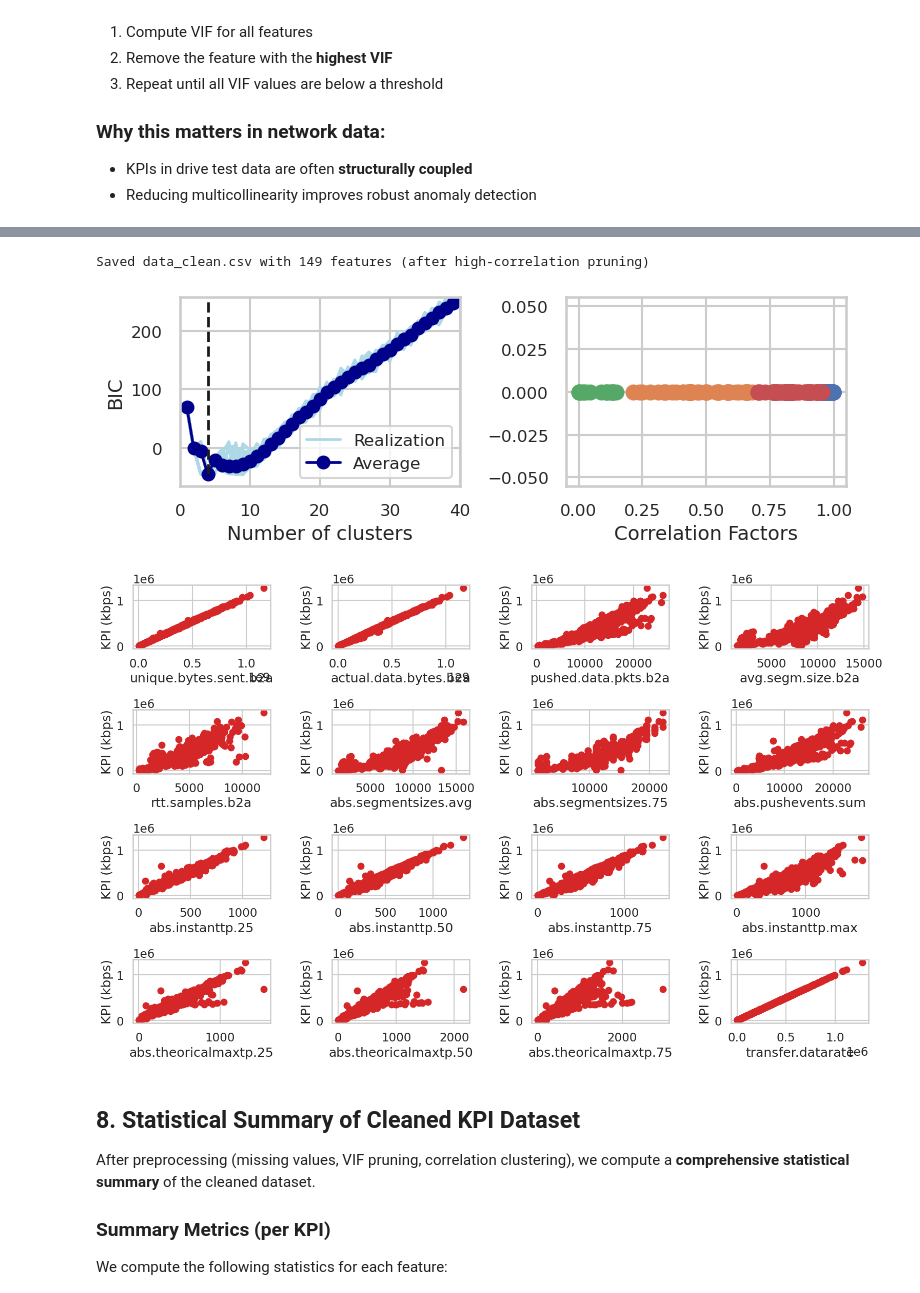
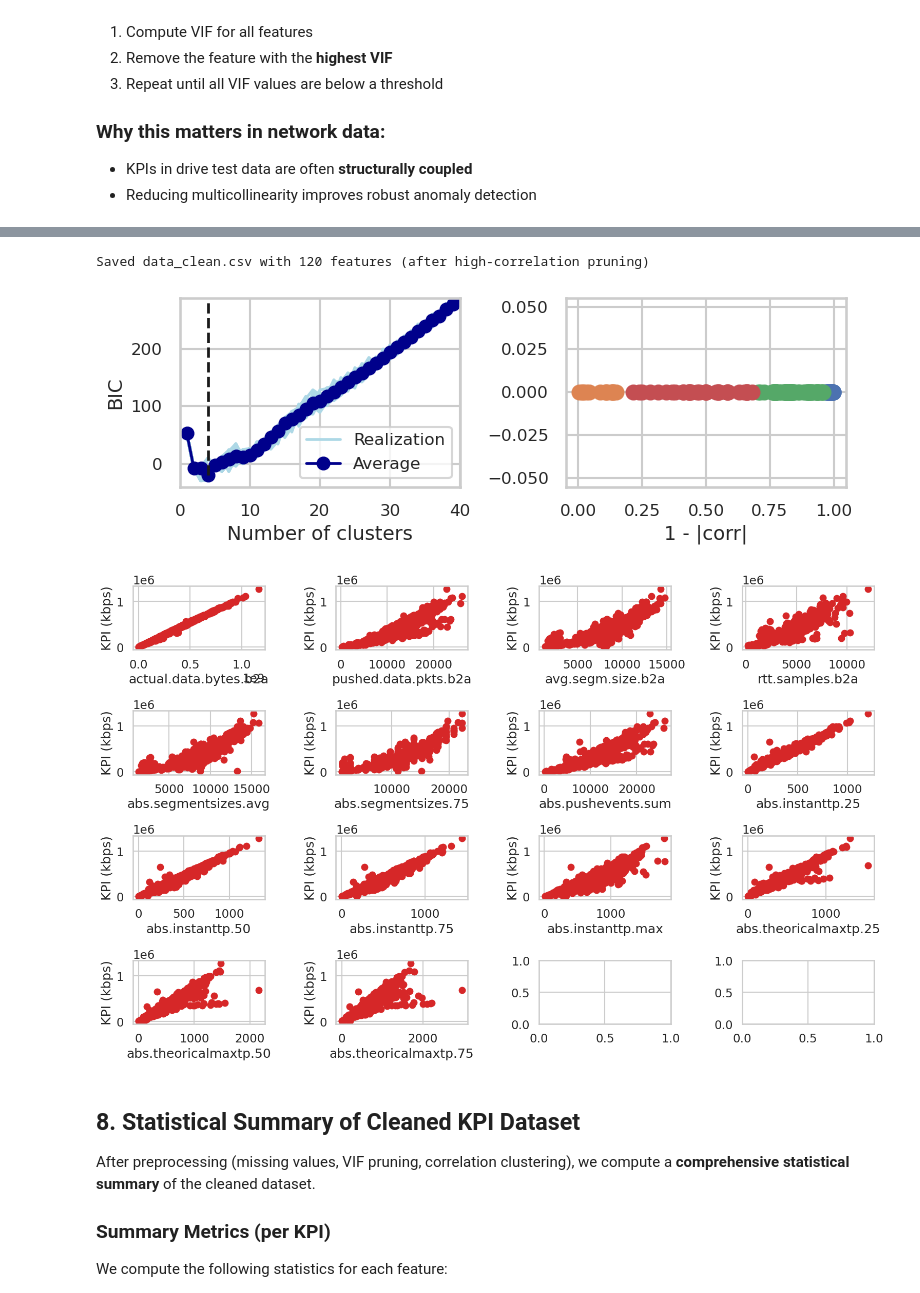
Before and after one commit to JuanMarcosRamirez/xmlad, a Jupyter notebook: 01_preprocessing.ipynb, the cells around one changed output, grey strips where cells are left out. Drawn from its saved outputs; the diff is of its cells as text; code cells hidden in the pictures.

```diff
--- a/01_preprocessing.ipynb
+++ b/01_preprocessing.ipynb
@@ -278,24 +274,31 @@ We iteratively:
 - KPIs in drive test data are often **structurally coupled**
 - Reducing multicollinearity improves robust anomaly detection
 # %%
+# Target KPI selection
+target_kpi = 'transfer.datarate'
+kpi_aux = data[target_kpi]
+data = data.drop(columns=[target_kpi])
+
 VIF_MAX_THRESHOLD = 1000
 data_vif_pruned, columns_dropped_due_to_vif = vif_prune(data, vif_max=VIF_MAX_THRESHOLD)
 print(f"Data shape after VIF pruning: {data_vif_pruned.shape}")
 print(f"Columns dropped due to high VIF (> {VIF_MAX_THRESHOLD}): {columns_dropped_due_to_vif}")
 data_vif_pruned[target_kpi] = kpi_aux
 
-# n_cols = 4
-# n_rows = int(np.ceil(len(columns_dropped_due_to_vif) / n_cols))
+n_cols = 6
+n_rows = int(np.ceil(len(columns_dropped_due_to_vif) / n_cols))
 
-# plt.figure(figsize=(15, 4 * n_rows))
+plt.figure(figsize=(15, 3 * n_rows))
 
-# for i, col in enumerate(columns_dropped_due_to_vif, 1):
-#     plt.subplot(n_rows, n_cols, i)
-#     plt.hist(data[col], bins=50)
-#     plt.title(col)
-#     plt.xlabel("Value")
-#     plt.ylabel("Frequency")
+for i, col in enumerate(columns_dropped_due_to_vif, 1):
+    plt.subplot(n_rows, n_cols, i)
+    plt.hist(data[col], bins=25, color='tab:blue', edgecolor='black')
+    plt.title(col, fontsize=10)
+    plt.xlabel("Value", fontsize=8)
+    plt.ylabel("Frequency", fontsize=8)
+    plt.tick_params(axis='both', which='major', labelsize=8)
+    plt.gca().xaxis.get_offset_text().set_fontsize(8)
 
-# plt.tight_layout()
-# plt.show()
+plt.tight_layout()
+plt.show()
 # %% [output]
@@ -347,42 +351,46 @@ Once clusters are identified:
   `datasets/data_clean.csv`
 # %%
 corr_matrix = 1 - data_vif_pruned.corr(method='pearson').abs()
-corr_vector = corr_matrix[target_kpi].to_numpy().reshape(-1,1)
+# corr_vector = corr_matrix[target_kpi].to_numpy().reshape(-1,1)
+corr_vector = corr_matrix[target_kpi]
+corr_vector = corr_vector.drop(index=target_kpi).to_numpy().reshape(-1, 1)
 
 EVAL_WINDOW = 40
 BIC_ITERATIONS  = 50
 RANDOM_STATE = 42
 max_num_clusters = np.min([EVAL_WINDOW + 1, len(corr_vector)])
 bic_ite, seeds = bic_grid(corr_vector, max_k=max_num_clusters, iterations=BIC_ITERATIONS, seed=RANDOM_STATE)
 # Determining the optimal number of clusters
 num_opt_clusters_bic = np.argmin(np.mean(bic_ite, axis=0)) + 1
 best = best_gmm_by_bic(corr_vector, k=num_opt_clusters_bic, seeds=seeds[:, num_opt_clusters_bic - 1])
 clusters_bic = best.predict(corr_vector)
 centroids_bic = best.means_
 
 data_cleaned = data_vif_pruned.copy()
+data_vif_pruned = data_vif_pruned.loc[:, data_vif_pruned.columns != target_kpi]
+data_cleaned = data_cleaned.loc[:, data_cleaned.columns != target_kpi]
 if (len(np.unique(clusters_bic)) > 1):
     data_cleaned = data_cleaned.loc[:, data_cleaned.columns[(clusters_bic != np.argmin(centroids_bic))]]
 data_cleaned[target_kpi] = kpi_aux
 
 OUT_FILE = "data_clean"
 OUT_PATH = Path("datasets") / f"{OUT_FILE}.csv"
 
 data_cleaned.to_csv(OUT_PATH, index=False)
 print(f"Saved {OUT_FILE}.csv with {data_cleaned.shape[1]} features (after high-correlation pruning)")
 
 plot_bic_and_clusters(bic_ite,
                           BIC_ITERATIONS,
                           max_num_clusters,
                           num_opt_clusters_bic,
                           corr_vector,
                           clusters_bic)
 columns_to_remove_bic = data_vif_pruned.columns[(clusters_bic == np.argmin(centroids_bic))]
-plot_feature_scatter(data_vif_pruned, target_kpi, columns_to_remove_bic, ncols= 4)
+plot_feature_scatter(data_vif_pruned, kpi_aux, columns_to_remove_bic, ncols= 4)
 # %% [output]
-Saved data_clean.csv with 149 features (after high-correlation pruning)
+Saved data_clean.csv with 120 features (after high-correlation pruning)
-[figure, old version]
+[figure, new version]
-[figure, old version]
+[figure, new version]
 # %% [markdown]
 ## 8. Statistical Summary of Cleaned KPI Dataset
 
```
Also changed, not shown: parts of 7 cells of this notebook, 4 other files.
